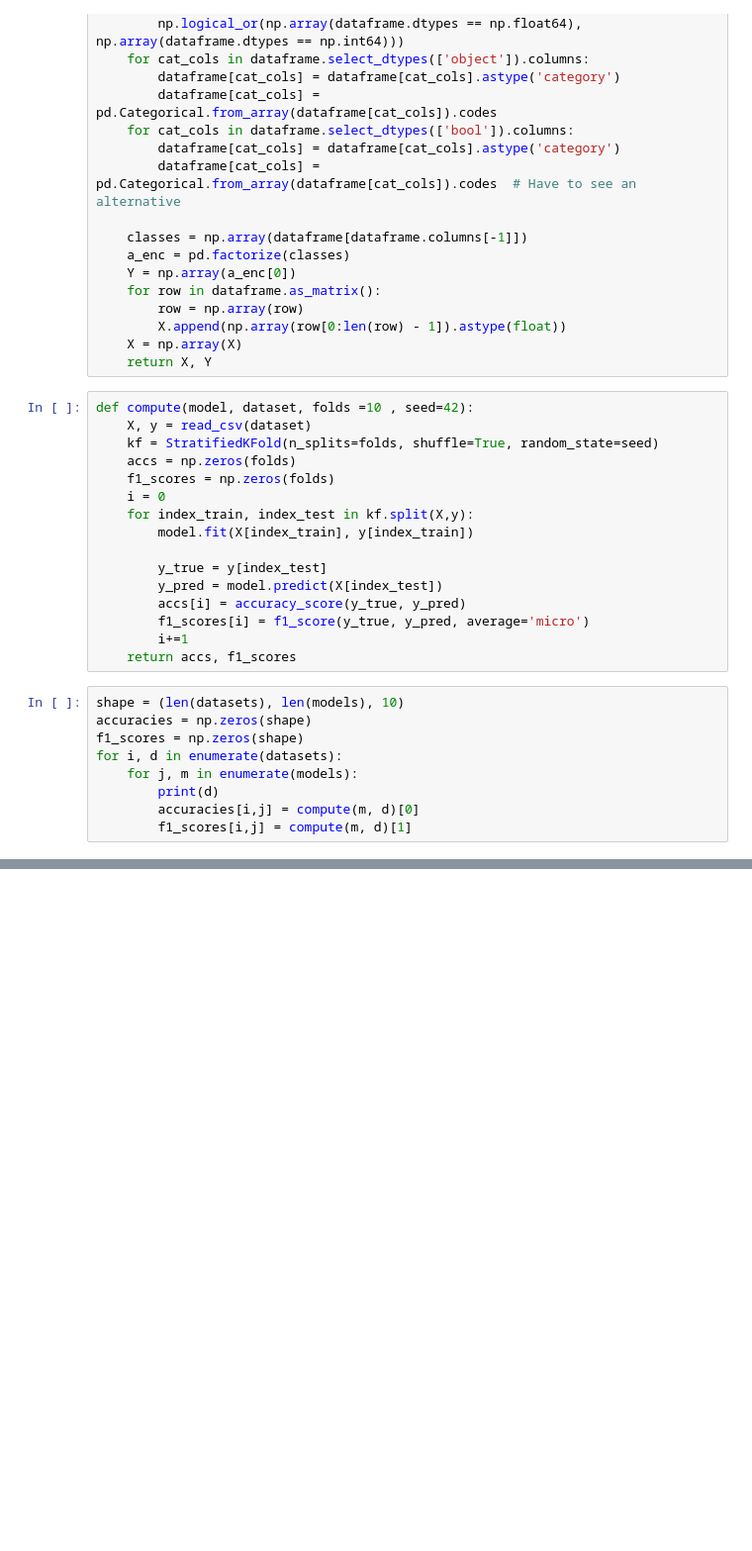
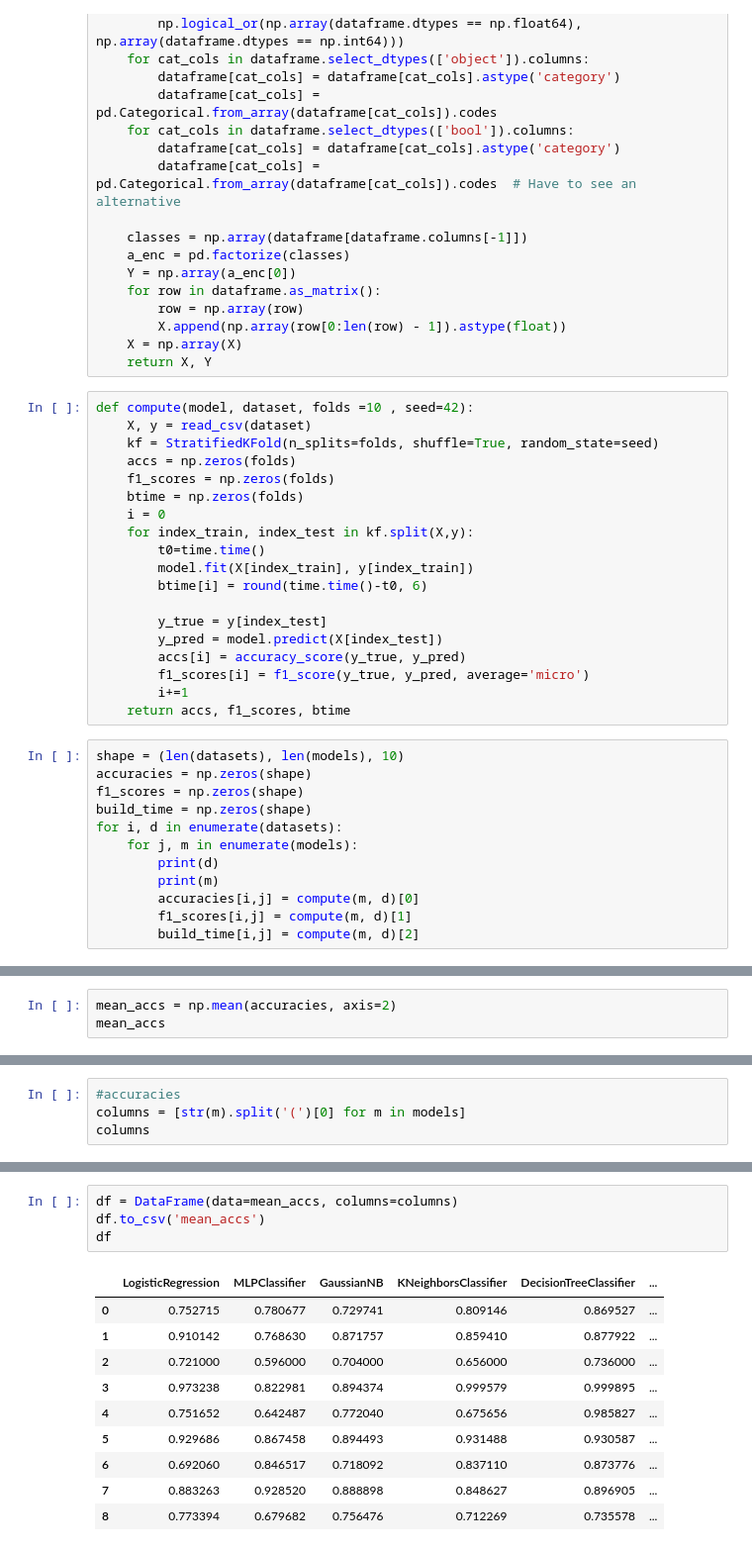
Before and after one commit to pranavgirish/Performance-Analysis-of-ML-Algorithms, a Jupyter notebook: analysis.ipynb, the cells around one changed output, grey strips where cells are left out. Shown at 99% size. Saved outputs shown, nothing was run; the diff lists cells and outputs as text; blank space fills up the shorter version.

```diff
--- a/analysis.ipynb
+++ b/analysis.ipynb
@@ -53,24 +55,30 @@ def compute(model, dataset, folds =10 , seed=42):
     kf = StratifiedKFold(n_splits=folds, shuffle=True, random_state=seed)
     accs = np.zeros(folds)
     f1_scores = np.zeros(folds)
+    btime = np.zeros(folds)
     i = 0
     for index_train, index_test in kf.split(X,y):
+        t0=time.time()
         model.fit(X[index_train], y[index_train])
+        btime[i] = round(time.time()-t0, 6)
 
         y_true = y[index_test]
         y_pred = model.predict(X[index_test])
         accs[i] = accuracy_score(y_true, y_pred)
         f1_scores[i] = f1_score(y_true, y_pred, average='micro')
         i+=1
-    return accs, f1_scores
+    return accs, f1_scores, btime
 # %%
 shape = (len(datasets), len(models), 10)
 accuracies = np.zeros(shape)
 f1_scores = np.zeros(shape)
+build_time = np.zeros(shape)
 for i, d in enumerate(datasets):
     for j, m in enumerate(models):
         print(d)
+        print(m)
         accuracies[i,j] = compute(m, d)[0]
         f1_scores[i,j] = compute(m, d)[1]
+        build_time[i,j] = compute(m, d)[2]
 # %% [output]
 /home/pranav/Project/csv_files/electricity_normalised.csv
@@ -133,0 +162,3 @@ array([[[ 0.75595763,  0.75198588,  0.75617829,  0.74382171,  0.75419241,
+# %%
+mean_accs = np.mean(accuracies, axis=2)
+mean_accs
@@ -133,0 +228,4 @@ array([[[ 0.75595763,  0.75198588,  0.75617829,  0.74382171,  0.75419241,
+# %%
+#accuracies
+columns = [str(m).split('(')[0] for m in models]
+columns
@@ -133,0 +239,15 @@ array([[[ 0.75595763,  0.75198588,  0.75617829,  0.74382171,  0.75419241,
+# %%
+df = DataFrame(data=mean_accs, columns=columns)
+df.to_csv('mean_accs')
+df
+# %% [output]
+|  | LogisticRegression | MLPClassifier | GaussianNB | KNeighborsClassifier | DecisionTreeClassifier | ... |
+| 0 | 0.752715 | 0.780677 | 0.729741 | 0.809146 | 0.869527 | ... |
+| 1 | 0.910142 | 0.768630 | 0.871757 | 0.859410 | 0.877922 | ... |
+| 2 | 0.721000 | 0.596000 | 0.704000 | 0.656000 | 0.736000 | ... |
+| 3 | 0.973238 | 0.822981 | 0.894374 | 0.999579 | 0.999895 | ... |
+| 4 | 0.751652 | 0.642487 | 0.772040 | 0.675656 | 0.985827 | ... |
+| 5 | 0.929686 | 0.867458 | 0.894493 | 0.931488 | 0.930587 | ... |
+| 6 | 0.692060 | 0.846517 | 0.718092 | 0.837110 | 0.873776 | ... |
+| 7 | 0.883263 | 0.928520 | 0.888898 | 0.848627 | 0.896905 | ... |
+| 8 | 0.773394 | 0.679682 | 0.756476 | 0.712269 | 0.735578 | ... |
```
Also changed, not shown: parts of 12 cells of this notebook.
